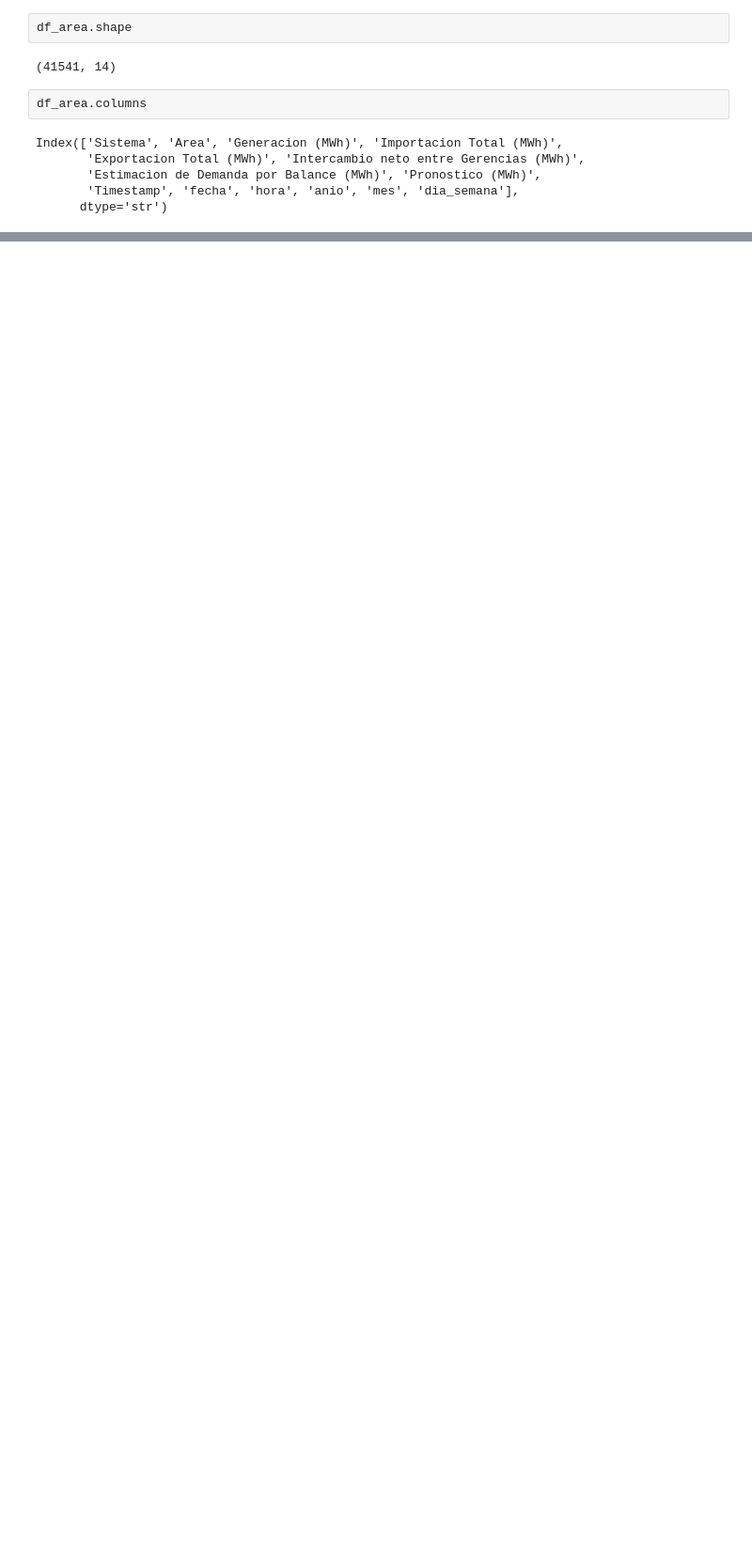
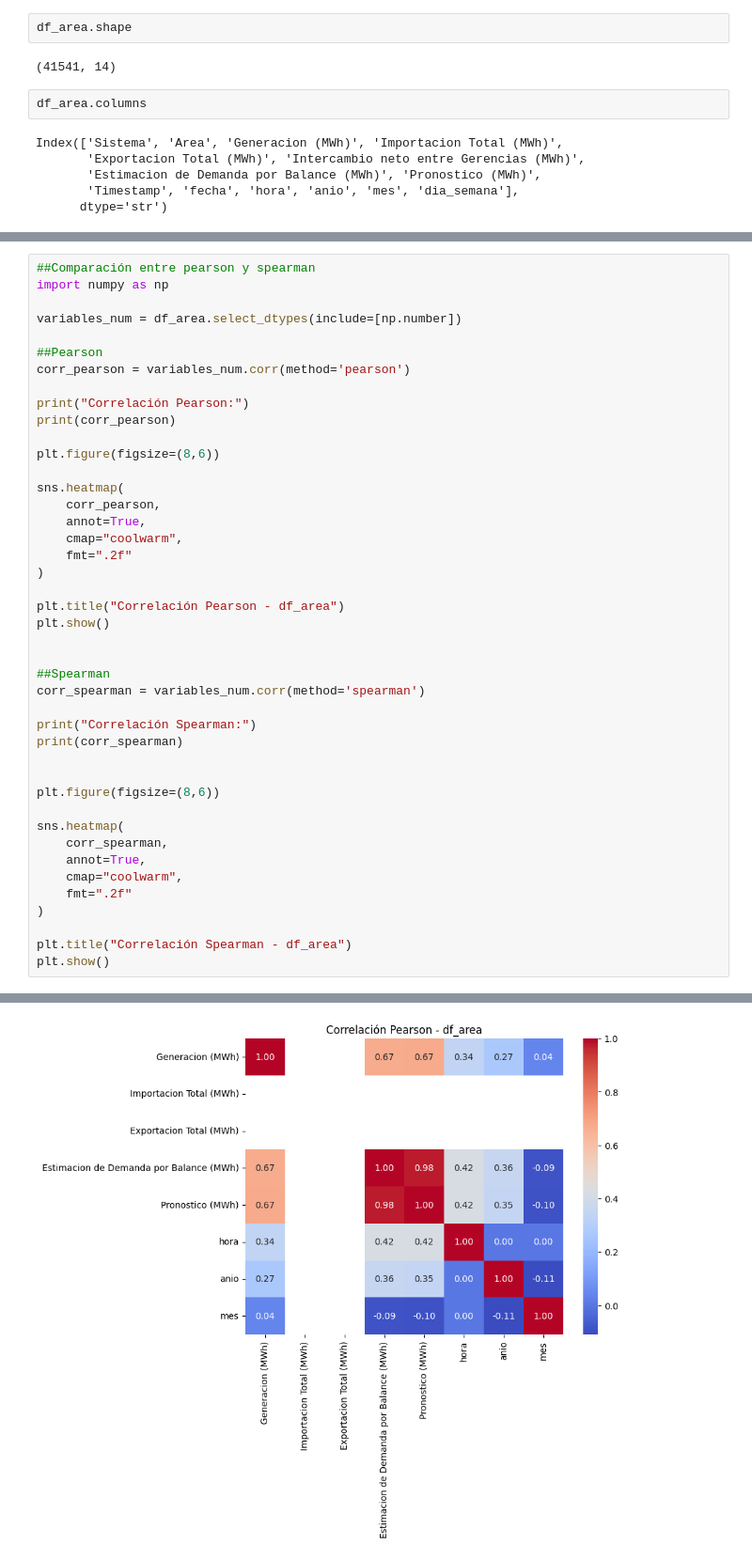
Before and after one commit to UlisesACC/Modelado-Predictivo, a Jupyter notebook: regresion/EDA.ipynb, the cells around one changed output, grey strips where cells are left out. Shown at 94% size. Saved outputs shown, nothing was run; the diff lists cells and outputs as text; blank space fills up the shorter version.

```diff
--- a/regresion/EDA.ipynb
+++ b/regresion/EDA.ipynb
@@ -659,0 +659,44 @@ graficar_dispersion(x, y)
+# %%
+##Comparación entre pearson y spearman
+import numpy as np
+
+variables_num = df_area.select_dtypes(include=[np.number])
+
+##Pearson
+corr_pearson = variables_num.corr(method='pearson')
+
+print("Correlación Pearson:")
+print(corr_pearson)
+
+plt.figure(figsize=(8,6))
+
+sns.heatmap(
+    corr_pearson,
+    annot=True,
+    cmap="coolwarm",
+    fmt=".2f"
+)
+
+plt.title("Correlación Pearson - df_area")
+plt.show()
+
+
+##Spearman
+corr_spearman = variables_num.corr(method='spearman')
+
+print("Correlación Spearman:")
+print(corr_spearman)
+
+
+plt.figure(figsize=(8,6))
+
+sns.heatmap(
+    corr_spearman,
+    annot=True,
+    cmap="coolwarm",
+    fmt=".2f"
+)
+
+plt.title("Correlación Spearman - df_area")
+plt.show()
+# %% [output]
@@ -659,0 +720 @@ graficar_dispersion(x, y)
+[figure, added]
```
Also changed, not shown: parts of 4 cells of this notebook.
